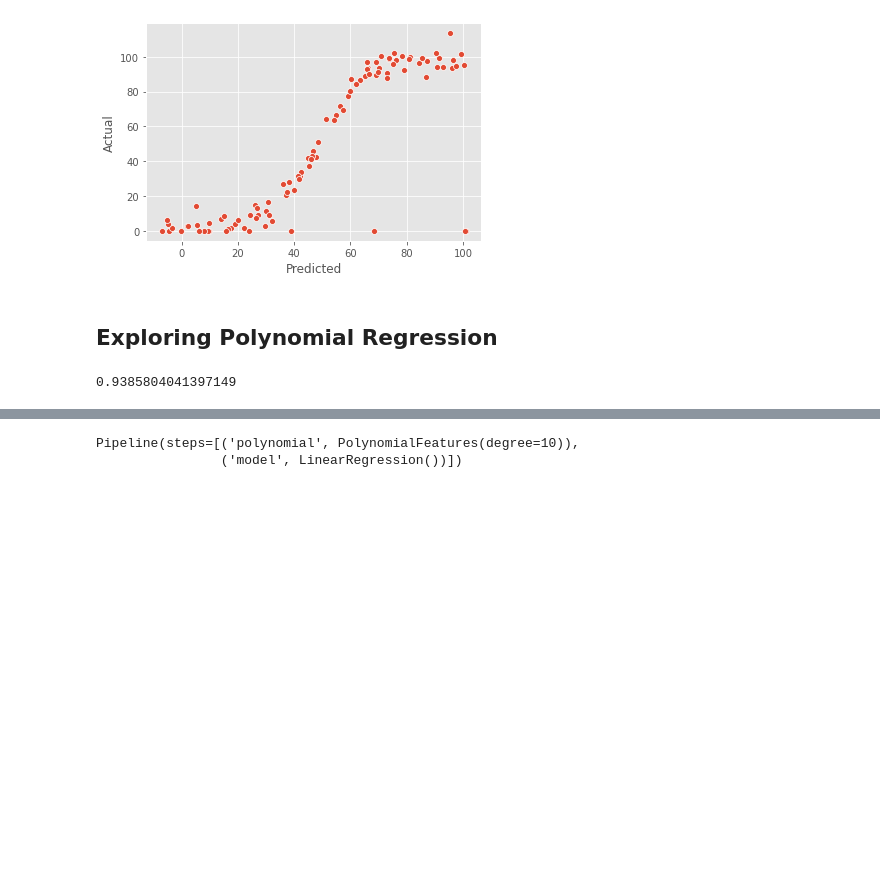
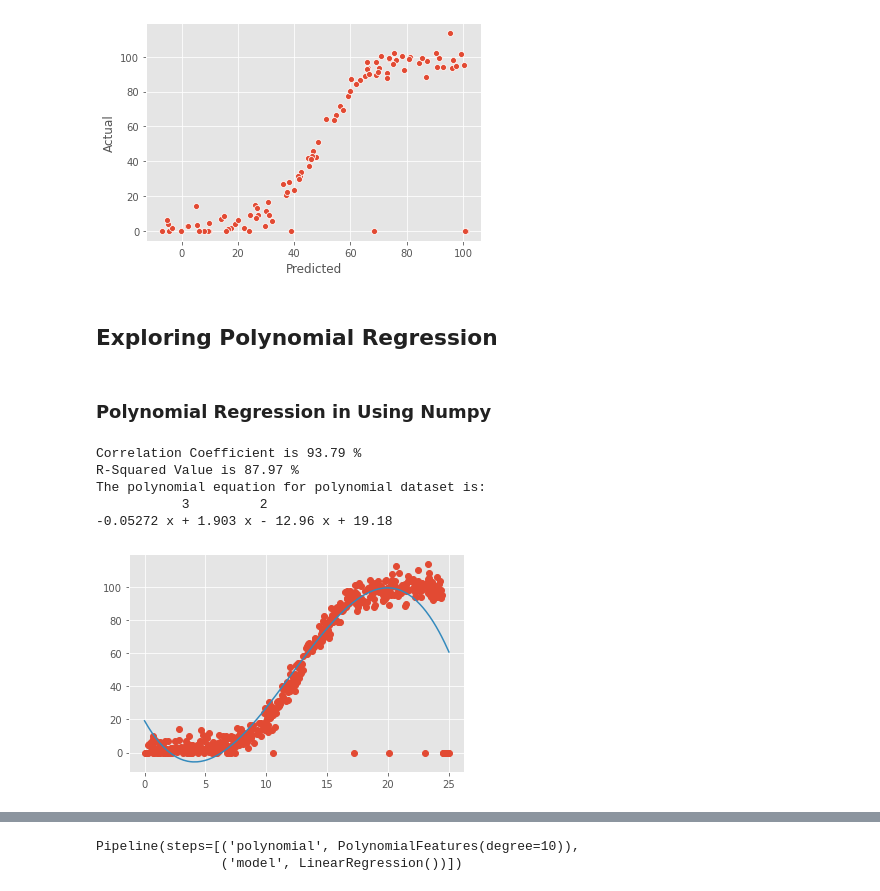
Before and after one commit to dssheldon/foda-project-sds, a Jupyter notebook: FoDA Project 2020.ipynb, the cells around one changed output, grey strips where cells are left out. Drawn from its saved outputs; the diff is of its cells as text; code cells hidden in the pictures; blank space fills up the shorter version.

Commit message:
Split the polynomial regression section into numpy and sklearn and obtained predictions from the models

```diff
--- a/FoDA Project 2020.ipynb
+++ b/FoDA Project 2020.ipynb
@@ -226,10 +226,10 @@ We will try to analyse (time permitting) why this is the case.
 # %%
 from sklearn import linear_model
 
-clf = linear_model.Lasso(alpha=25)
-clf.fit(X_train, y_train)
+lasso = linear_model.Lasso(alpha=25)
+lasso.fit(X_train, y_train)
 
-y_pred = clf.predict(X_test)
+y_pred = lasso.predict(X_test)
 
 
 act_vs_pred = pd.DataFrame({'Actual': y_test, 'Predicted': y_pred})
@@ -254,19 +254,48 @@ act_vs_pred
 [figure]
 # %% [markdown]
 ## Exploring Polynomial Regression
-# %%
-# https://www.w3schools.com/python/python_ml_polynomial_regression.asp
-
-#The code below checks for the r-squared value for the dataset to check for fit
-
-import numpy as np
-from sklearn.metrics import r2_score
-
-a =  df["speed"]
-b =df["power"]
-
-mymodel = np.poly1d(np.polyfit(a, b, 10))
-
-print(r2_score(b, mymodel(a)))
-# %% [output]
-0.9385804041397149
+# %% [markdown]
+### Polynomial Regression in Using Numpy
+# %%
+# Ref: https://www.w3schools.com/python/python_ml_polynomial_regression.asp
+
+#Used the polyfit function in numpy to generate the coeffients.
+
+# Used the Train and Test data from above to build a polynomial model and test the predictions from the model
+
+import numpy as np
+
+a =  df["speed"]
+b = df["power"]
+
+
+#Used the test and train data from the Linear Regression model above. Reshaped the data for use in the polyfit function.
+poly_train_x = X_train.reshape(-1)
+poly_train_y = y_train.reshape(-1)
+
+poly_test_x = X_test.reshape(-1)
+poly_test_y = y_test.reshape(-1)
+
+
+poly_model = np.poly1d(np.polyfit(poly_train_x, poly_train_y, 3)) #Used polyfit to generate the coefficients
+
+
+plt.plot(a, b, 'o', a, poly_model(a), '-') #plotted the original data with regression line fitted based on the trained model
+
+
+poly_correlation_xy = np.corrcoef(b, poly_model(a))[0,1] # Calculated the correlation
+
+poly_r_squared = poly_correlation_xy**2 # Calculated the R-Squared
+
+
+print('Correlation Coefficient is', round(poly_correlation_xy * 100, 2), '%')
+print('R-Squared Value is', round(poly_r_squared * 100, 2),'%')
+print('The polynomial equation for polynomial dataset is: \n',
+      poly_model)
+# %% [output]
+Correlation Coefficient is 93.79 %
+R-Squared Value is 87.97 %
+The polynomial equation for polynomial dataset is:
+           3         2
+-0.05272 x + 1.903 x - 12.96 x + 19.18
+[figure, added]
```
Also changed, not shown: parts of 6 cells of this notebook.
